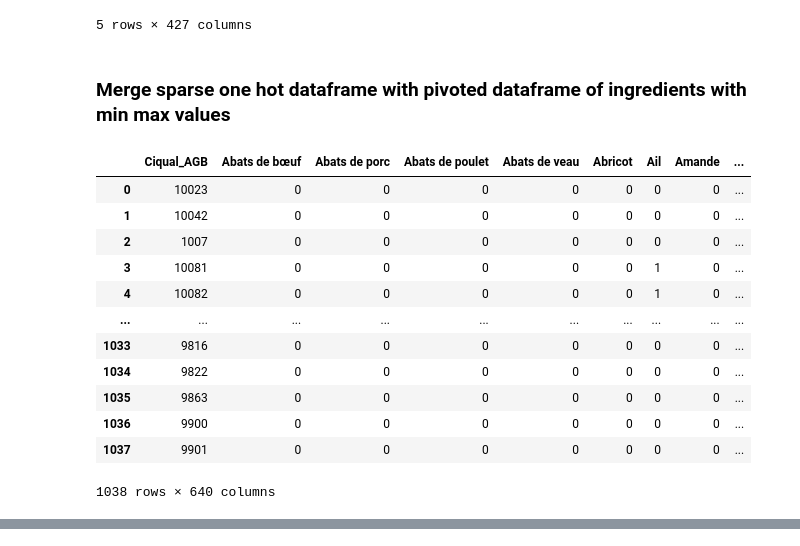
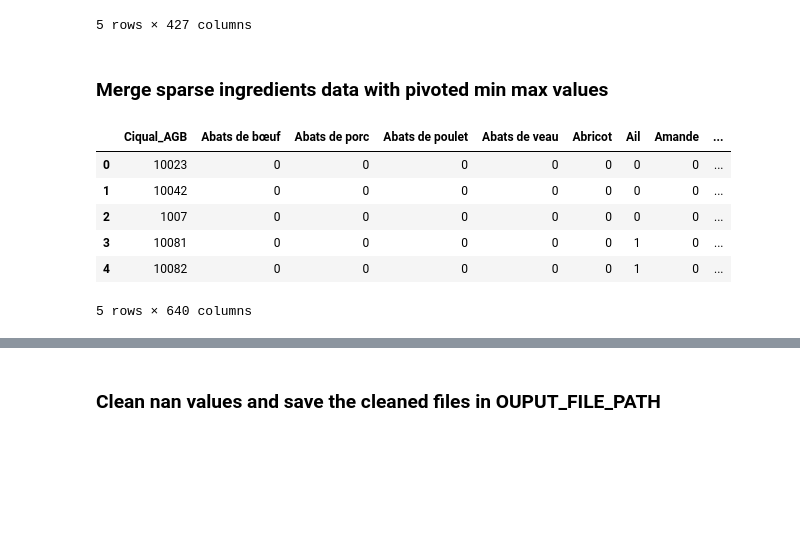
Before and after one commit to pattypooh/agribalyse, a Jupyter notebook: notebooks/02-preprocessing.ipynb, the cells around one changed output, grey strips where cells are left out. Saved outputs shown, nothing was run; the diff lists cells and outputs as text; code cells hidden in the pictures; blank space fills up the shorter version.

```diff
--- a/notebooks/02-preprocessing.ipynb
+++ b/notebooks/02-preprocessing.ipynb
@@ -14,5 +14,5 @@ import os
 # %%
 params = preprocessing.dict_params
 INPUT_FILE_PATH = './../data/raw'
-OUTPUT_FILE_PATH = './../data/interim'
+OUTPUT_FILE_PATH = './../data/processed'
 INDEX_KEY = [0] # the 1st column is the primary key
@@ -111,26 +96,20 @@ pivot_ing_minmax.head()
 | 4 | 10082 | 0.0 | 0.0 | 0.0 | 0.0 | ... |
 5 rows × 427 columns
 # %% [markdown]
-### Merge sparse one hot dataframe with pivoted dataframe of ingredients with min max values
+### Merge sparse ingredients data with pivoted min max values
 # %%
 drop_cols = ['Nom_Francais', 'Groupe_aliment', 'Sous-groupe_aliment', 'LCI_Name']
 new_ing_df = sparse_ing_df.merge(pivot_ing_minmax, how = 'inner', left_on='Ciqual_AGB', right_on="Ciqual_AGB")
 dfs['ingredients'] = new_ing_df
-new_ing_df
+new_ing_df.head(5)
 # %% [output]
 |  | Ciqual_AGB | Abats de bœuf | Abats de porc | Abats de poulet | Abats de veau | Abricot | Ail | Amande | ... |
 | 0 | 10023 | 0 | 0 | 0 | 0 | 0 | 0 | 0 | ... |
 | 1 | 10042 | 0 | 0 | 0 | 0 | 0 | 0 | 0 | ... |
 | 2 | 1007 | 0 | 0 | 0 | 0 | 0 | 0 | 0 | ... |
 | 3 | 10081 | 0 | 0 | 0 | 0 | 0 | 1 | 0 | ... |
 | 4 | 10082 | 0 | 0 | 0 | 0 | 0 | 1 | 0 | ... |
-| ... | ... | ... | ... | ... | ... | ... | ... | ... | ... |
-| 1033 | 9816 | 0 | 0 | 0 | 0 | 0 | 0 | 0 | ... |
-| 1034 | 9822 | 0 | 0 | 0 | 0 | 0 | 0 | 0 | ... |
-| 1035 | 9863 | 0 | 0 | 0 | 0 | 0 | 0 | 0 | ... |
-| 1036 | 9900 | 0 | 0 | 0 | 0 | 0 | 0 | 0 | ... |
-| 1037 | 9901 | 0 | 0 | 0 | 0 | 0 | 0 | 0 | ... |
-1038 rows × 640 columns
+5 rows × 640 columns
 # %%
 synthese_key = params.synthese.index_key.to_list()#get_param('synthese', 'index_key')
 
@@ -148,6 +127,8 @@ new_ingred_df.head(5)
 | 3 | 13715 | 13715 | fruits, légumes, légumineuses et ... | fruits | Abricot au sirop, appertisé, non ... | Apricot, in syrup, canned, not dr... | ... |
 | 4 | 13000 | 13000 | fruits, légumes, légumineuses et ... | fruits | Abricot, dénoyauté, cru | Apricot, pitted, raw | ... |
 5 rows × 652 columns
+# %% [markdown]
+### Clean nan values and save the cleaned files in OUPUT_FILE_PATH
 # %%
 new_ingred_df.fillna(0, inplace=True)
 new_etape_df.fillna(0, inplace=True)
```
Also changed, not shown: parts of 9 cells of this notebook, 2 other files.
